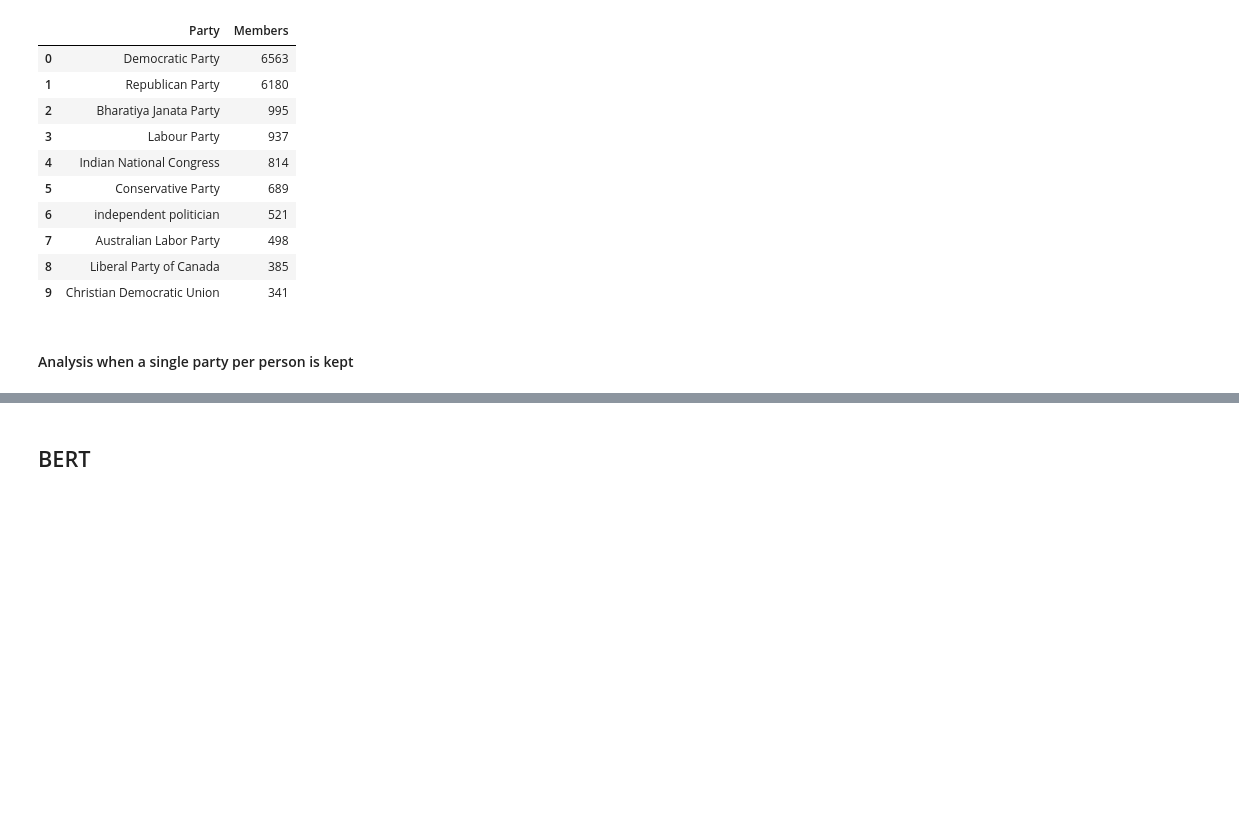
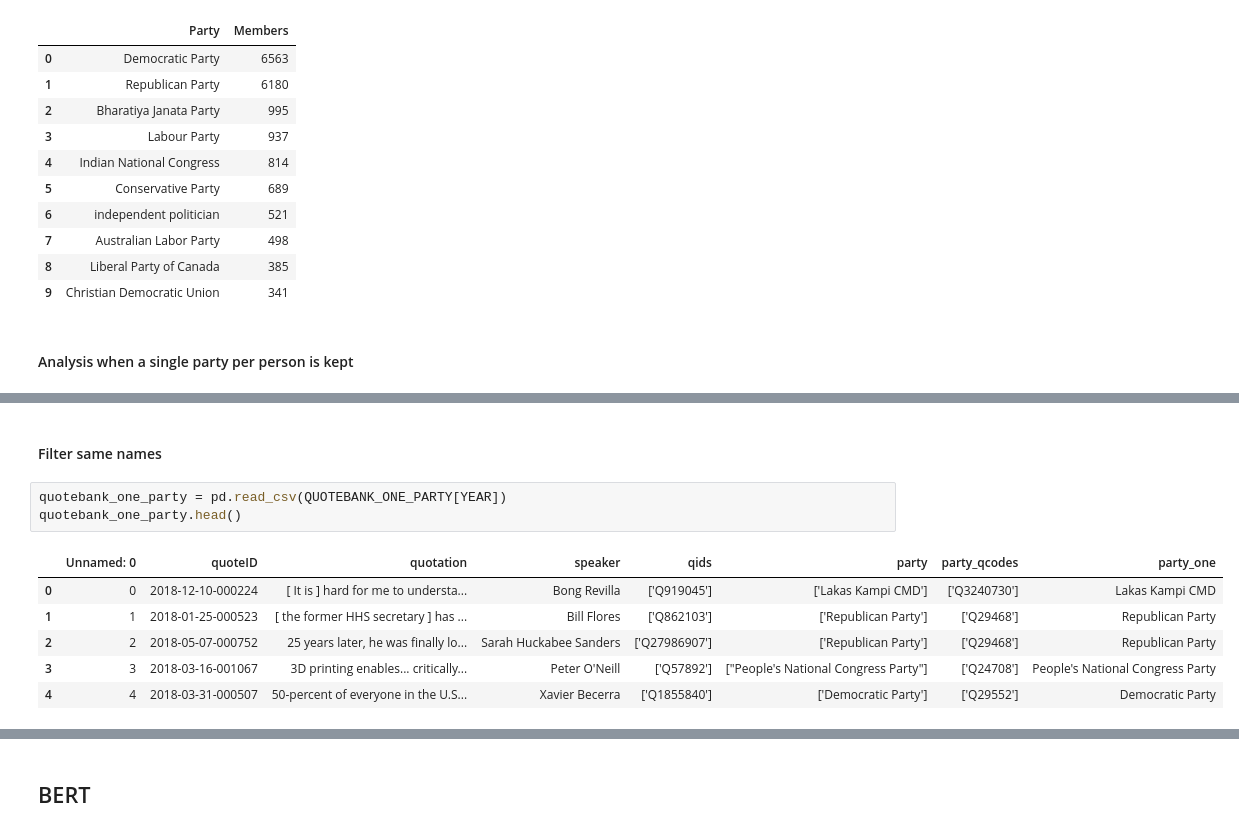
Before and after one commit to epfl-ada/ada-2021-project-acmu, a Jupyter notebook: project_notebook.ipynb, the cells around one changed output, grey strips where cells are left out. Saved outputs shown, nothing was run; the diff lists cells and outputs as text; blank space fills up the shorter version.

```diff
--- a/project_notebook.ipynb
+++ b/project_notebook.ipynb
@@ -833,0 +931,12 @@ df_quotes_by_politician_one_party.head(5)
+# %% [markdown]
+#### Filter same names
+# %%
+quotebank_one_party = pd.read_csv(QUOTEBANK_ONE_PARTY[YEAR])
+quotebank_one_party.head()
+# %% [output]
+|  | Unnamed: 0 | quoteID | quotation | speaker | qids | party | party_qcodes | party_one |
+| 0 | 0 | 2018-12-10-000224 | [ It is ] hard for me to understa... | Bong Revilla | ['Q919045'] | ['Lakas Kampi CMD'] | ['Q3240730'] | Lakas Kampi CMD |
+| 1 | 1 | 2018-01-25-000523 | [ the former HHS secretary ] has ... | Bill Flores | ['Q862103'] | ['Republican Party'] | ['Q29468'] | Republican Party |
+| 2 | 2 | 2018-05-07-000752 | 25 years later, he was finally lo... | Sarah Huckabee Sanders | ['Q27986907'] | ['Republican Party'] | ['Q29468'] | Republican Party |
+| 3 | 3 | 2018-03-16-001067 | 3D printing enables... critically... | Peter O'Neill | ['Q57892'] | ["People's National Congress Party"] | ['Q24708'] | People's National Congress Party |
+| 4 | 4 | 2018-03-31-000507 | 50-percent of everyone in the U.S... | Xavier Becerra | ['Q1855840'] | ['Democratic Party'] | ['Q29552'] | Democratic Party |
```
Also changed, not shown: parts of 46 cells of this notebook.
